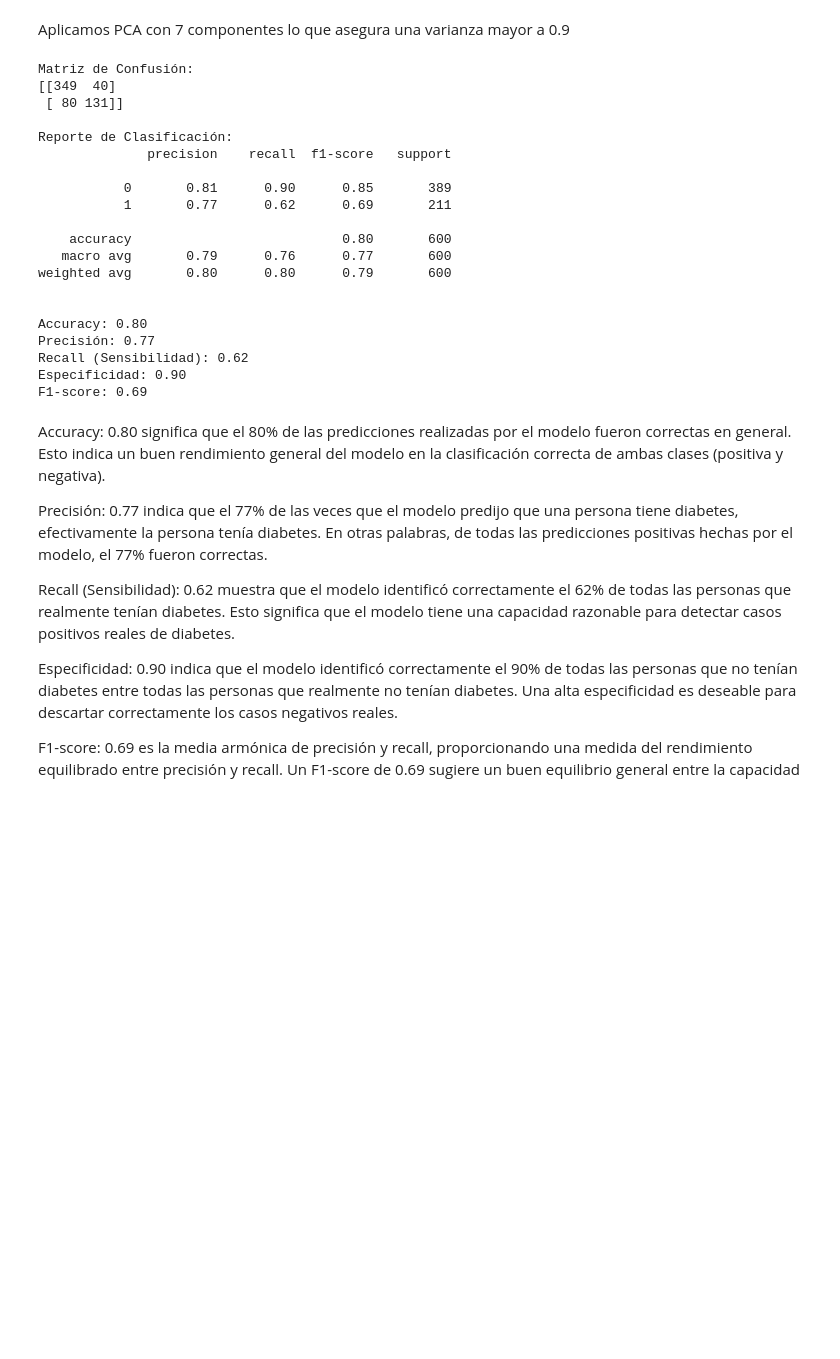
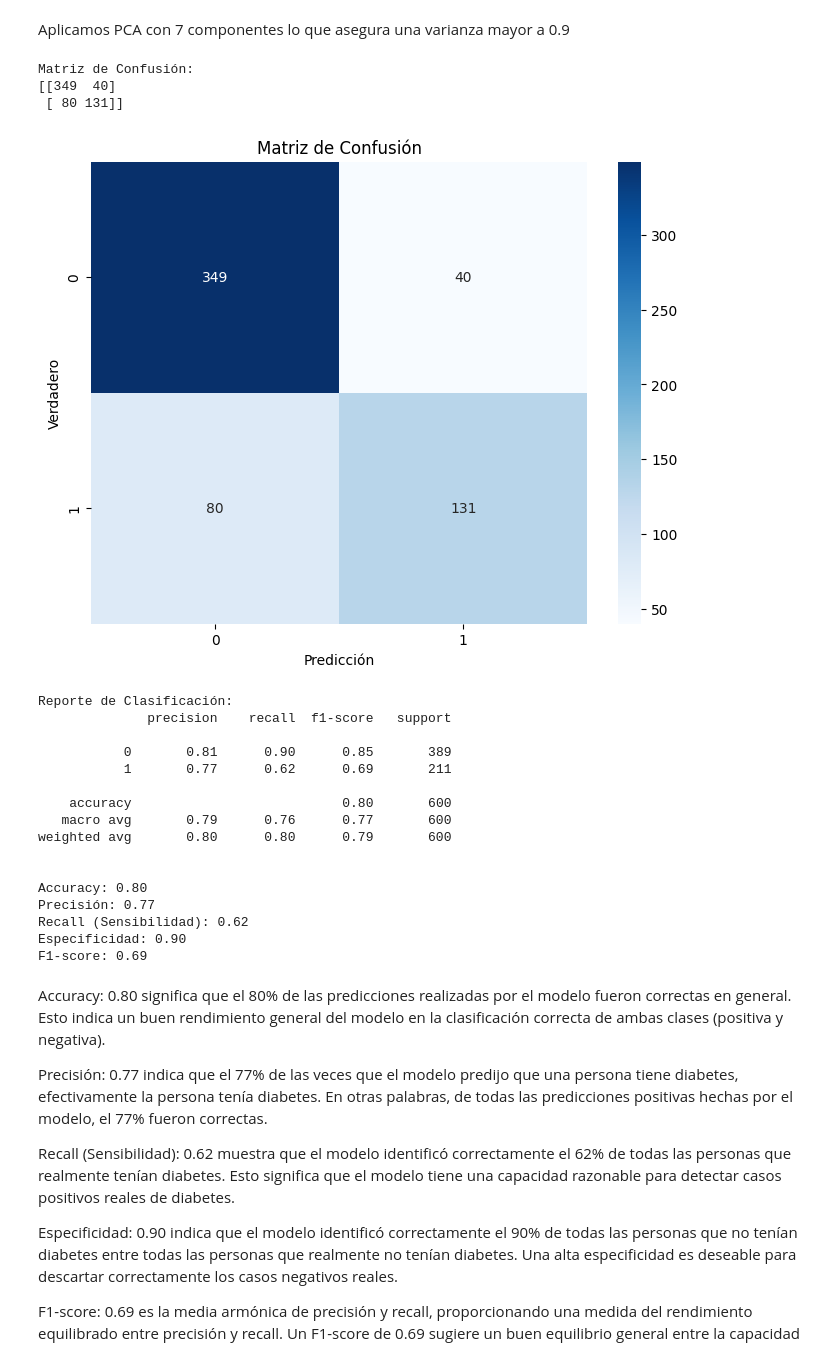
Before and after one commit to paulotolosa/prueba_II_coderhouse, a Jupyter notebook: Proyecto_ParteIII_Tolosa.ipynb, the cells around one changed output. Drawn from its saved outputs; the diff is of its cells as text; code cells hidden in the pictures; blank space fills up the shorter version.

```diff
--- a/Proyecto_ParteIII_Tolosa.ipynb
+++ b/Proyecto_ParteIII_Tolosa.ipynb
@@ -941,50 +908,58 @@ y_pred = model.predict(X_test_pca)
 conf_matrix = confusion_matrix(y_test, y_pred)
 
 # Calcular métricas
 accuracy = accuracy_score(y_test, y_pred)
 TN, FP, FN, TP = conf_matrix.ravel()
 
 precision = TP / (TP + FP)
 recall = TP / (TP + FN)
 specificity = TN / (TN + FP)
 f1_score = 2 * (precision * recall) / (precision + recall)
 
 # Imprimir matriz de confusión
 print("Matriz de Confusión:")
 print(conf_matrix)
 
+# Graficar la matriz de confusión
+plt.figure(figsize=(8, 6))
+sns.heatmap(conf_matrix, annot=True, fmt='d', cmap='Blues')
+plt.title('Matriz de Confusión')
+plt.xlabel('Predicción')
+plt.ylabel('Verdadero')
+plt.show()
+
 # Calcular y mostrar otras métricas
 report = classification_report(y_test, y_pred)
 print("\nReporte de Clasificación:")
 print(report)
 
 # Mostrar métricas adicionales
 print(f"\nAccuracy: {accuracy:.2f}")
 print(f"Precisión: {precision:.2f}")
 print(f"Recall (Sensibilidad): {recall:.2f}")
 print(f"Especificidad: {specificity:.2f}")
 print(f"F1-score: {f1_score:.2f}")
 # %% [output]
 Matriz de Confusión:
 [[349  40]
  [ 80 131]]
-
-Reporte de Clasificación:
-              precision    recall  f1-score   support
-
-           0       0.81      0.90      0.85       389
-           1       0.77      0.62      0.69       211
-
-    accuracy                           0.80       600
-   macro avg       0.79      0.76      0.77       600
-weighted avg       0.80      0.80      0.79       600
-
-
-Accuracy: 0.80
-Precisión: 0.77
-Recall (Sensibilidad): 0.62
-Especificidad: 0.90
-F1-score: 0.69
+[figure, added]
+Reporte de Clasificación:
+              precision    recall  f1-score   support
+
+           0       0.81      0.90      0.85       389
+           1       0.77      0.62      0.69       211
+
+    accuracy                           0.80       600
+   macro avg       0.79      0.76      0.77       600
+weighted avg       0.80      0.80      0.79       600
+
+
+Accuracy: 0.80
+Precisión: 0.77
+Recall (Sensibilidad): 0.62
+Especificidad: 0.90
+F1-score: 0.69
 # %% [markdown]
 Accuracy: 0.80 significa que el 80% de las predicciones realizadas por el modelo fueron correctas en general. Esto indica un buen rendimiento general del modelo en la clasificación correcta de ambas clases (positiva y negativa).
 
```
Also changed, not shown: parts of 9 cells of this notebook.
